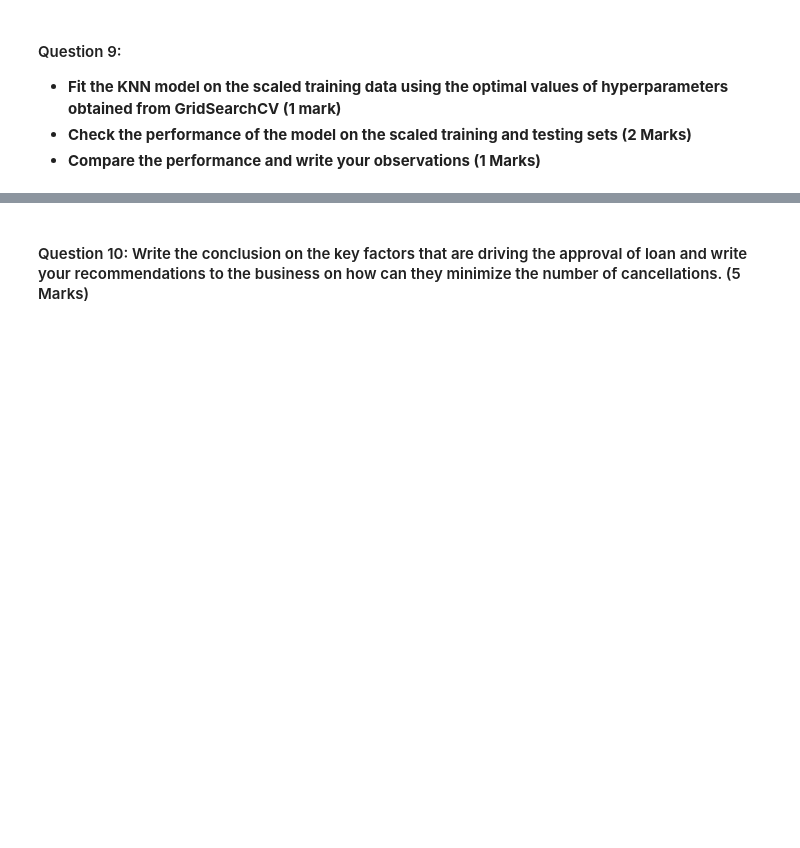
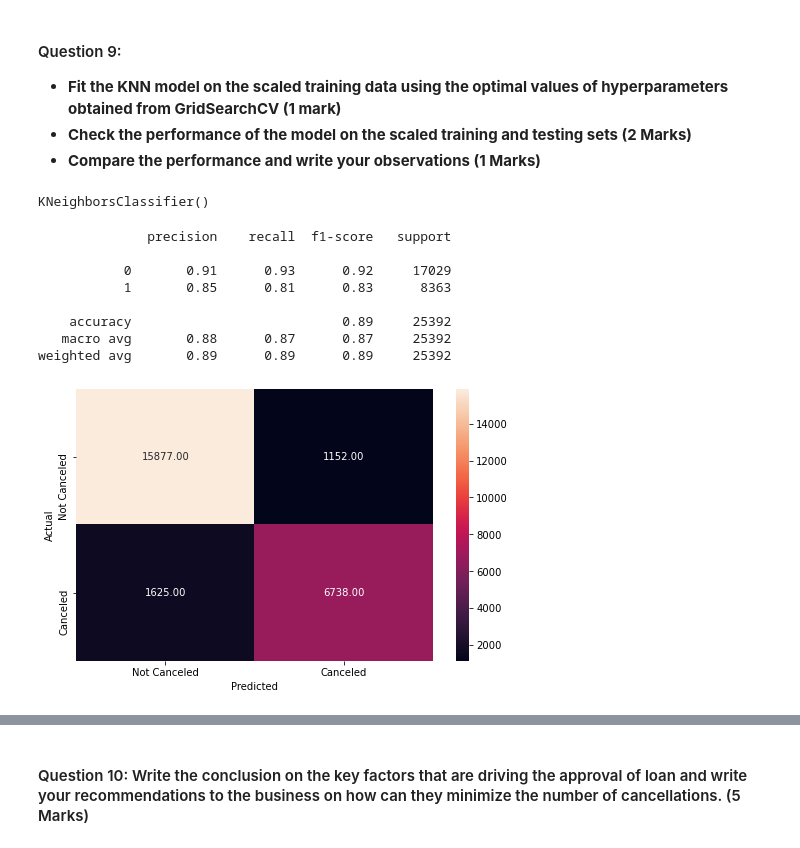
Before and after one commit to bluerunningshoes/MIT_Foundations_Of_Data_Science, a Jupyter notebook: Learner Notebook - Project_Classification_ML.ipynb, the cells around one changed output, grey strips where cells are left out. Cells and saved outputs as stored; diff of their text form; code cells hidden in the pictures; blank space fills up the shorter version.

```diff
--- a/Learner Notebook - Project_Classification_ML.ipynb
+++ b/Learner Notebook - Project_Classification_ML.ipynb
@@ -605,11 +672,23 @@ KNeighborsClassifier(n_neighbors=14, p=1, weights='distance')
 - **Compare the performance and write your observations (1 Marks)**
 # %%
 #Fit the KNN model on the scaled training data
-___________
+knn.fit(X_train_scaled, y_train)
+# %% [output]
+KNeighborsClassifier()
 # %%
 #Make predictions on the scaled training data and check the performance (using metrics_score function)
 
-y_pred_train = ___________
-___________
+y_pred_train = knn.predict(X_train_scaled)
+metrics_score(y_train, y_pred_train)
+# %% [output]
+              precision    recall  f1-score   support
+
+           0       0.91      0.93      0.92     17029
+           1       0.85      0.81      0.83      8363
+
+    accuracy                           0.89     25392
+   macro avg       0.88      0.87      0.87     25392
+weighted avg       0.89      0.89      0.89     25392
+[figure, added]
 # %%
 #Make predictions on the scaled testing data and check the performance (using metrics_score function)
```
Also changed, not shown: parts of 29 cells of this notebook, 10 other files.
